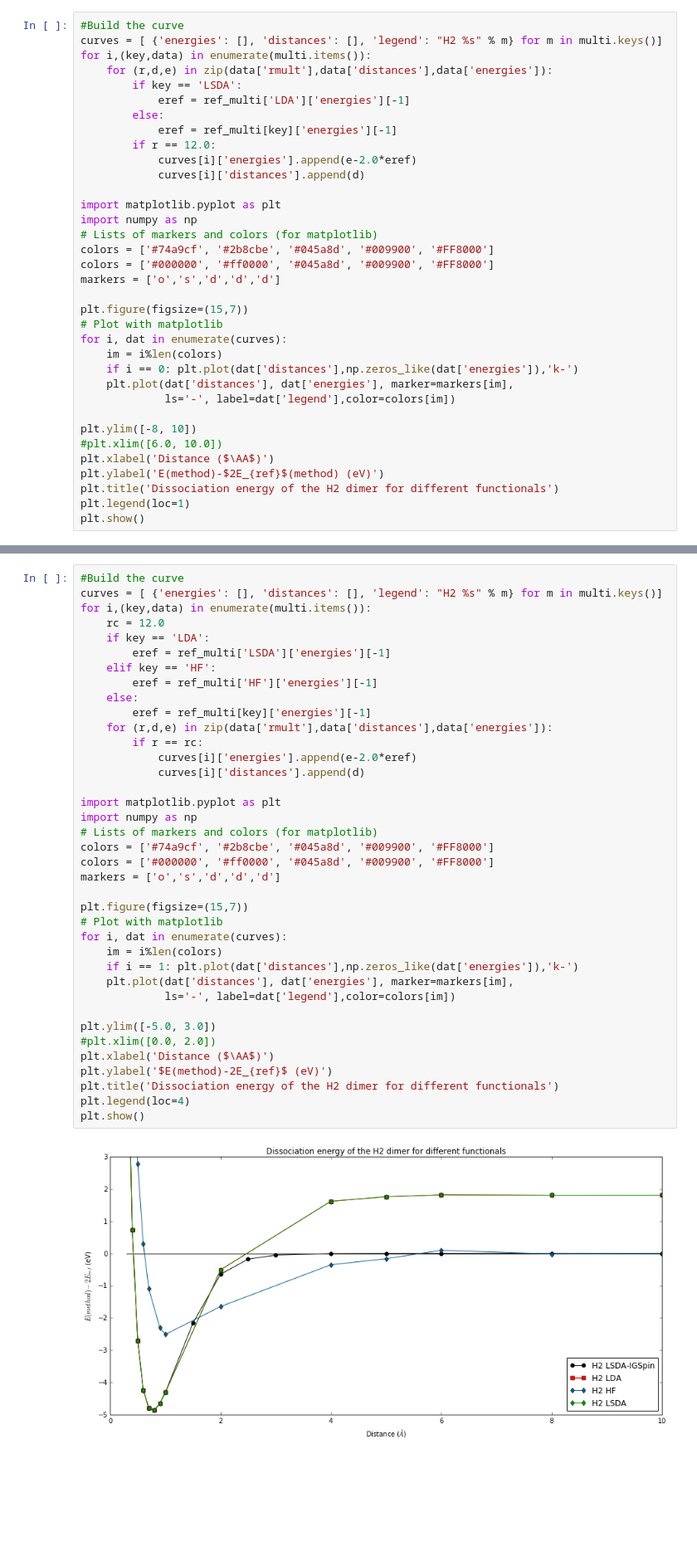
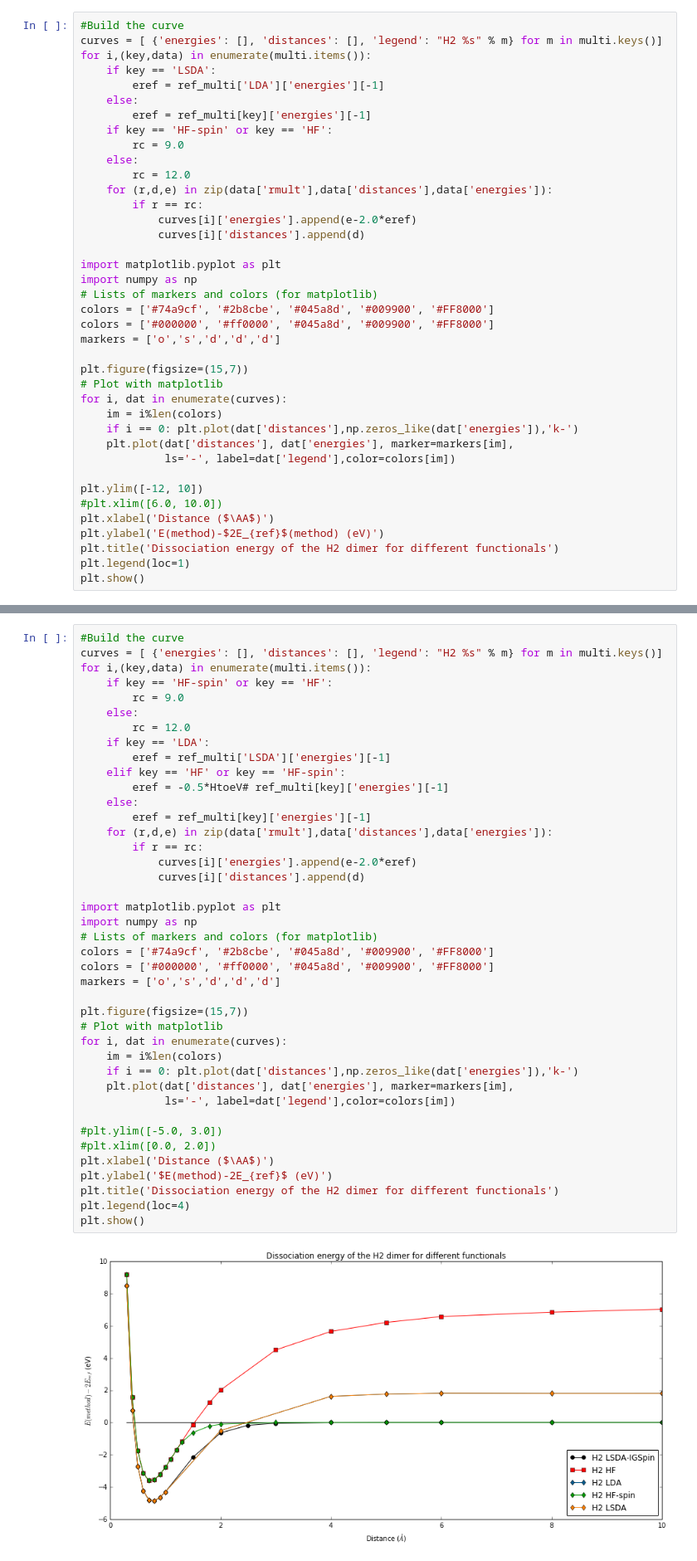
Before and after one commit to luigigenovese/BigDFT-nb, a Jupyter notebook: H2-dissociation/H2-dissociation-comparison.ipynb, the cells around one changed output, grey strips where cells are left out. Shown at 83% size. Cells and saved outputs as stored; diff of their text form; blank space fills up the shorter version.

Commit message:
Full comparison HF, LDA, LSDA

```diff
--- a/H2-dissociation/H2-dissociation-comparison.ipynb
+++ b/H2-dissociation/H2-dissociation-comparison.ipynb
@@ -152,12 +174,16 @@ The Total energy for 'H-LSDA' is -13.0250 eV (-0.478659 Hartree).
 #Build the curve
 curves = [ {'energies': [], 'distances': [], 'legend': "H2 %s" % m} for m in multi.keys()]
 for i,(key,data) in enumerate(multi.items()):
+    if key == 'LSDA':
+        eref = ref_multi['LDA']['energies'][-1]
+    else:
+        eref = ref_multi[key]['energies'][-1]
+    if key == 'HF-spin' or key == 'HF':
+        rc = 9.0
+    else:
+        rc = 12.0
     for (r,d,e) in zip(data['rmult'],data['distances'],data['energies']):
-        if key == 'LSDA':
-            eref = ref_multi['LDA']['energies'][-1]
-        else:
-            eref = ref_multi[key]['energies'][-1]
-        if r == 12.0:
+        if r == rc:
             curves[i]['energies'].append(e-2.0*eref)
             curves[i]['distances'].append(d)
 
@@ -176,7 +202,7 @@ for i, dat in enumerate(curves):
     plt.plot(dat['distances'], dat['energies'], marker=markers[im],
              ls='-', label=dat['legend'],color=colors[im])
 
-plt.ylim([-8, 10])
+plt.ylim([-12, 10])
 #plt.xlim([6.0, 10.0])
 plt.xlabel('Distance ($\AA$)')
 plt.ylabel('E(method)-$2E_{ref}$(method) (eV)')
@@ -193,39 +219,42 @@ The reference for two isolated hydrogen atom is -1 Hartree.
 #Build the curve
 curves = [ {'energies': [], 'distances': [], 'legend': "H2 %s" % m} for m in multi.keys()]
 for i,(key,data) in enumerate(multi.items()):
-    rc = 12.0
+    if key == 'HF-spin' or key == 'HF':
+        rc = 9.0
+    else:
+        rc = 12.0
     if key == 'LDA':
         eref = ref_multi['LSDA']['energies'][-1]
-    elif key == 'HF':
-        eref = ref_multi['HF']['energies'][-1]
+    elif key == 'HF' or key == 'HF-spin':
+        eref = -0.5*HtoeV# ref_multi[key]['energies'][-1]
     else:
         eref = ref_multi[key]['energies'][-1]
     for (r,d,e) in zip(data['rmult'],data['distances'],data['energies']):
         if r == rc:
             curves[i]['energies'].append(e-2.0*eref)
             curves[i]['distances'].append(d)
 
 import matplotlib.pyplot as plt
 import numpy as np
 # Lists of markers and colors (for matplotlib)
 colors = ['#74a9cf', '#2b8cbe', '#045a8d', '#009900', '#FF8000']
 colors = ['#000000', '#ff0000', '#045a8d', '#009900', '#FF8000']
 markers = ['o','s','d','d','d']
 
 plt.figure(figsize=(15,7))
 # Plot with matplotlib
 for i, dat in enumerate(curves):
     im = i%len(colors)
-    if i == 1: plt.plot(dat['distances'],np.zeros_like(dat['energies']),'k-')
+    if i == 0: plt.plot(dat['distances'],np.zeros_like(dat['energies']),'k-')
     plt.plot(dat['distances'], dat['energies'], marker=markers[im],
              ls='-', label=dat['legend'],color=colors[im])
 
-plt.ylim([-5.0, 3.0])
+#plt.ylim([-5.0, 3.0])
 #plt.xlim([0.0, 2.0])
 plt.xlabel('Distance ($\AA$)')
 plt.ylabel('$E(method)-2E_{ref}$ (eV)')
 plt.title('Dissociation energy of the H2 dimer for different functionals')
 plt.legend(loc=4)
 plt.show()
 # %% [output]
-[figure, old version]
+[figure, new version]
```
Also changed, not shown: parts of 5 cells of this notebook, 4 other files.
